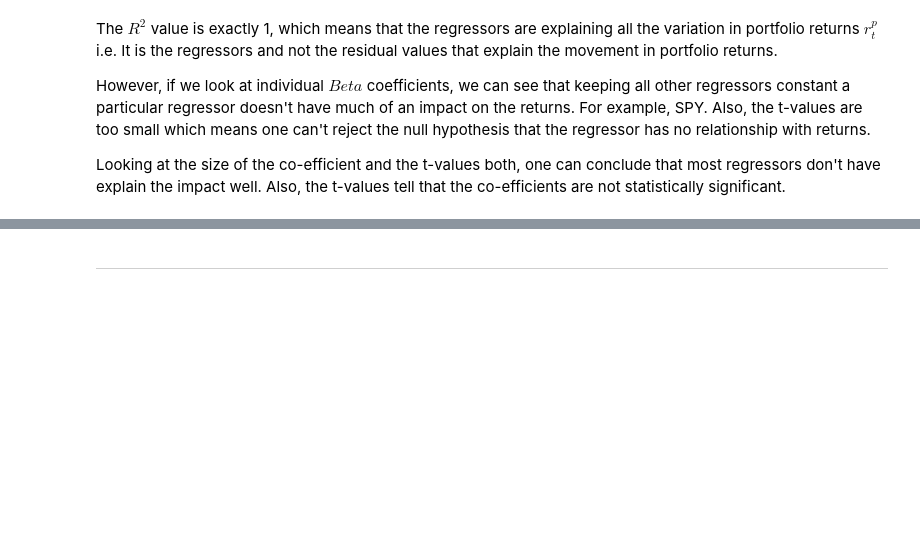
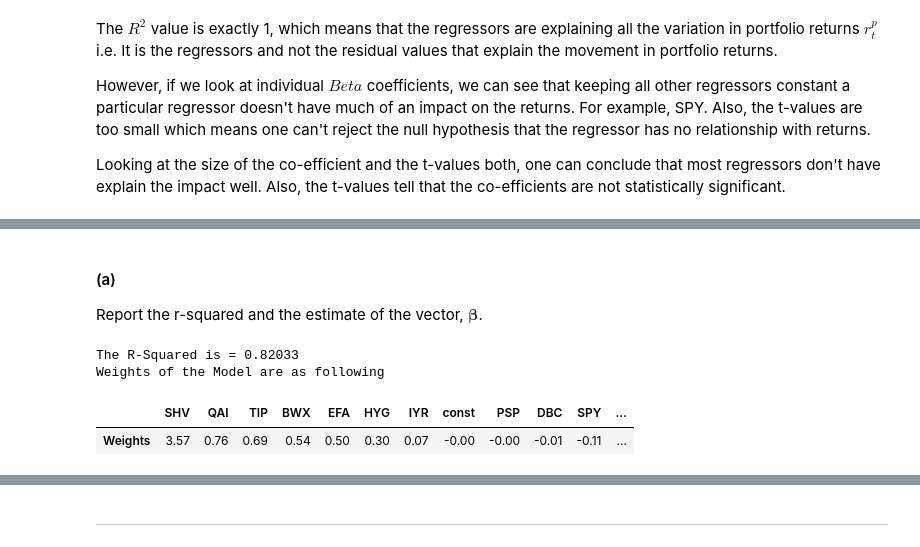
Before and after one commit to kaleembukhari90/finm-data-analysis-2023, a Jupyter notebook: homework/Homework 1 - Using OLS.ipynb, the cells around one changed output, grey strips where cells are left out. Drawn from its saved outputs; the diff is of its cells as text; code cells hidden in the pictures; blank space fills up the shorter version.

```diff
--- a/homework/Homework 1 - Using OLS.ipynb
+++ b/homework/Homework 1 - Using OLS.ipynb
@@ -300,0 +317,17 @@ How does this compare to the r-squared from the regression above based on in-sam
+# %% [markdown]
+#### (a)
+Report the r-squared and the estimate of the vector, $\boldsymbol{\beta}$.
+# %%
+print(f"The R-Squared is = {eem_reg_model.rsquared:.5f}")
+print("Weights of the Model are as following")
+(
+display(eem_reg_model.params.to_frame()
+        .rename(columns = {0:"Weights"})
+        .sort_values("Weights", ascending = False)
+        .T.style.format("{:.2f}"))
+)
+# %% [output]
+The R-Squared is = 0.82033
+Weights of the Model are as following
+|  | SHV | QAI | TIP | BWX | EFA | HYG | IYR | const | PSP | DBC | SPY | ... |
+| Weights | 3.57 | 0.76 | 0.69 | 0.54 | 0.50 | 0.30 | 0.07 | -0.00 | -0.00 | -0.01 | -0.11 | ... |
```
Also changed, not shown: parts of 13 cells of this notebook.
